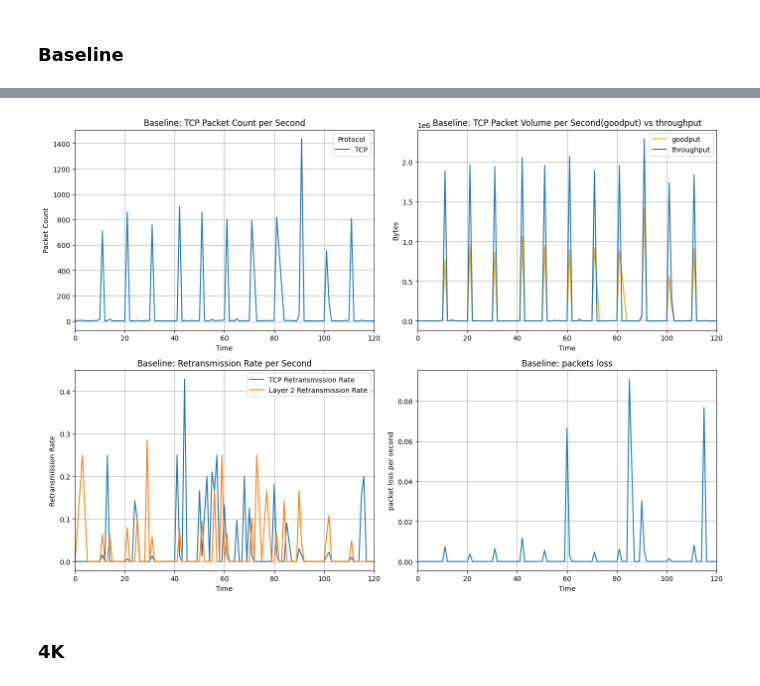
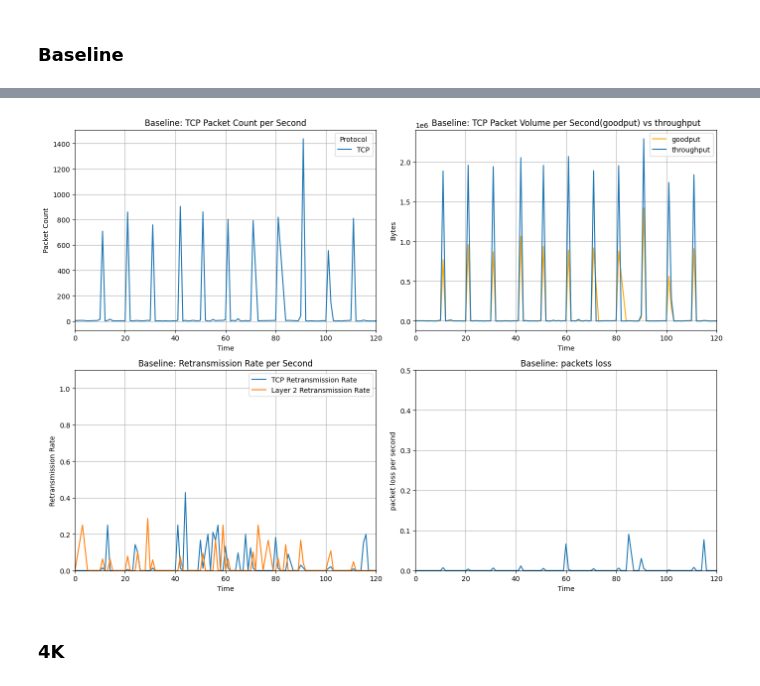
Before and after one commit to sssxrf/740DataPostprocess, a Jupyter notebook: code/740project.ipynb, the cells around one changed output, grey strips where cells are left out. Saved outputs shown, nothing was run; the diff lists cells and outputs as text; code cells hidden in the pictures.

```diff
--- a/code/740project.ipynb
+++ b/code/740project.ipynb
@@ -33,6 +33,7 @@ packet_volumes = tcp_udp.groupby(['Time_bin', 'Protocol'])['Length'].sum().unsta
 start, end = 31, 151
 # Filter data to the target time range
 mask_total = (data['Time_bin'] >= start) & (data['Time_bin'] <= end)
+total_original_count = data.loc[mask_total].shape[0]
 total_original_bytes = data.loc[mask_total, 'Length'].sum()
 
 # TCP
@@ -68,6 +69,12 @@ print(f"Total Layer 2 retransmission rate: {total_layer2_retrans_rate:.2%}")
 throughput = data.groupby('Time_bin')['Length'].sum()
 pktloss = pkts_loss.groupby('Time_bin').size()
 pktloss_per_second = (pktloss / total_packet_counts_persecond.replace(0, pd.NA)).fillna(0)
+
+mask_pktloss = (pkts_loss['Time_bin'] >= start) & (pkts_loss['Time_bin'] <= end)
+# Calculate total lengths in the clamped range
+total_pkt_loss_count = pkts_loss.loc[mask_pktloss].shape[0]
+total_pkt_loss_rate = total_pkt_loss_count / total_original_count
+print(f"Total packet loss: {total_pkt_loss_rate:.2%}")
 
 # =========================
 # 4. clamping
@@ -124,8 +131,9 @@ plt.title('Baseline: Retransmission Rate per Second')
 plt.legend()
 plt.grid(True)
 plt.xlim(0, end - start)
+plt.ylim(0, 1.1)
 
-# Throughput
+# pkt loss
 plt.subplot(2, 2, 4)
 plt.plot(pktloss_per_second.index, pktloss_per_second.values)
 plt.xlabel('Time')
@@ -133,6 +141,7 @@ plt.ylabel('packet loss per second')
 plt.title('Baseline: packets loss')
 plt.grid(True)
 plt.xlim(0, end - start)
+plt.ylim(0, 0.5)
 
 plt.tight_layout()
 plt.show()
@@ -142,4 +152,4 @@ Total Layer 2 retransmission rate: 6.59%
-[figure, old version]
+[figure, new version]
 # %% [markdown]
 ### 4K
 # %%
```
Also changed, not shown: parts of 5 cells of this notebook, 8 other files.
